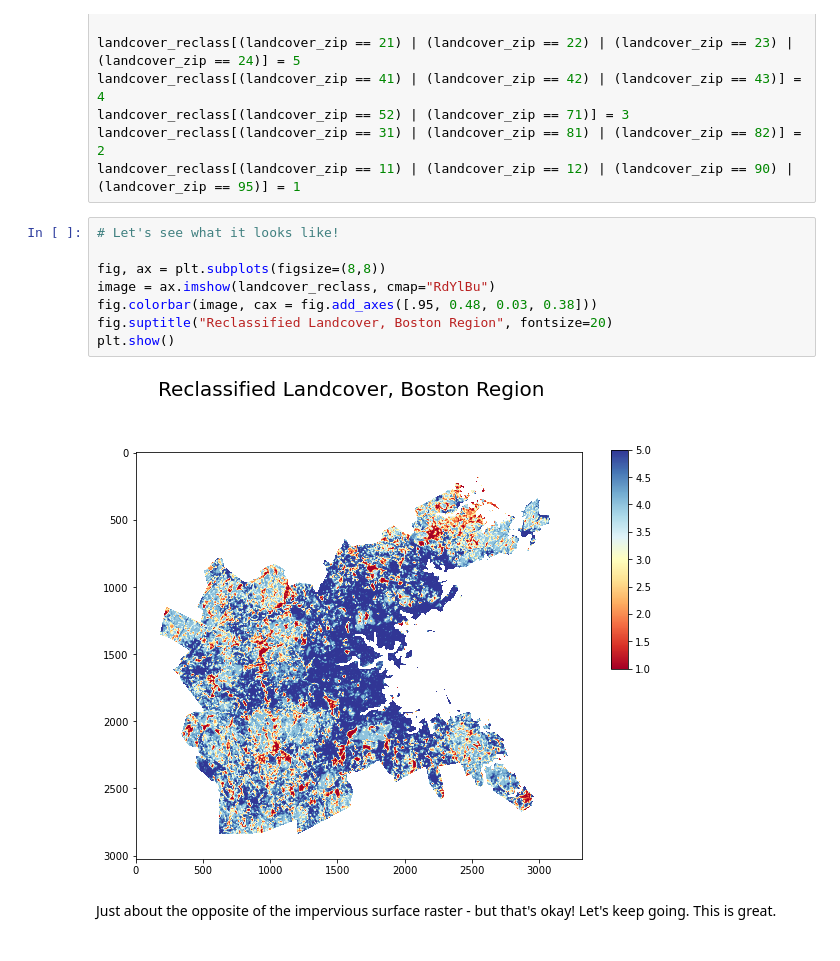
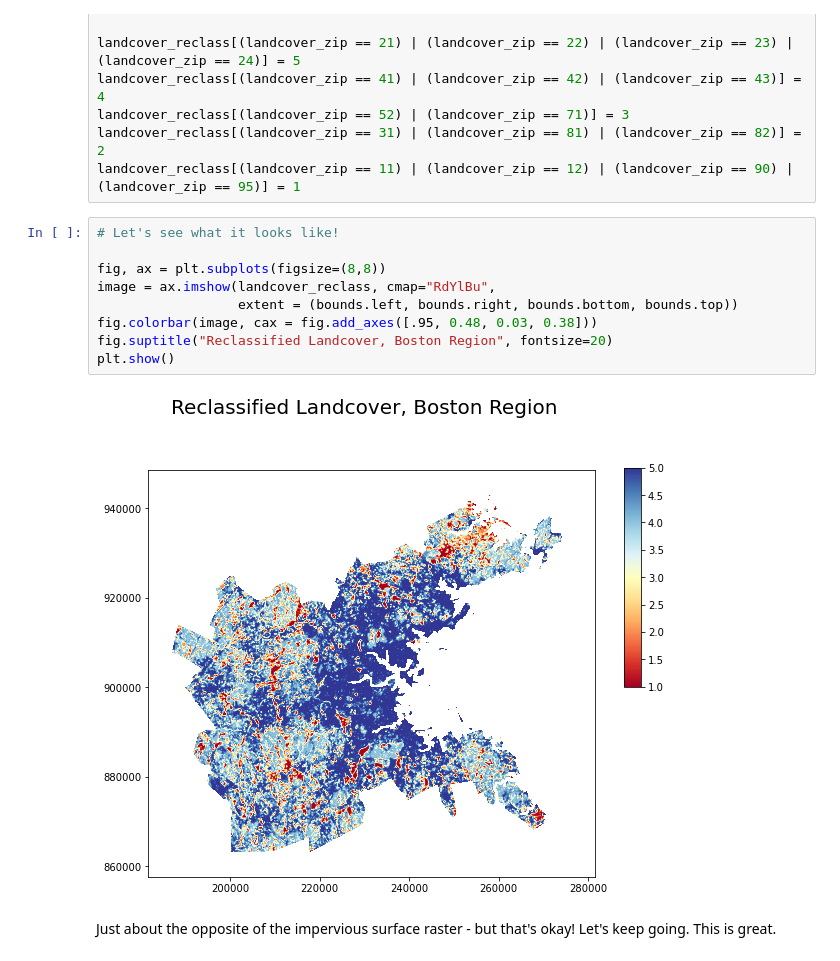
Before and after one commit to krowe42/FinalProject-LivingDecisions, a Jupyter notebook: Rowe-LivingDecisions.ipynb, the cells around one changed output. Drawn from its saved outputs; the diff is of its cells as text.

```diff
--- a/Rowe-LivingDecisions.ipynb
+++ b/Rowe-LivingDecisions.ipynb
@@ -301,13 +302,14 @@ landcover_reclass[(landcover_zip == 11) | (landcover_zip == 12) | (landcover_zip
 # %%
 # Let's see what it looks like!
 
 fig, ax = plt.subplots(figsize=(8,8))
-image = ax.imshow(landcover_reclass, cmap="RdYlBu")
+image = ax.imshow(landcover_reclass, cmap="RdYlBu",
+                  extent = (bounds.left, bounds.right, bounds.bottom, bounds.top))
 fig.colorbar(image, cax = fig.add_axes([.95, 0.48, 0.03, 0.38]))
 fig.suptitle("Reclassified Landcover, Boston Region", fontsize=20)
 plt.show()
 # %% [output]
-[figure, old version]
+[figure, new version]
 # %% [markdown]
 Just about the opposite of the impervious surface raster - but that's okay! Let's keep going. This is great.
 # %% [markdown]
```
Also changed, not shown: parts of 24 cells of this notebook.
